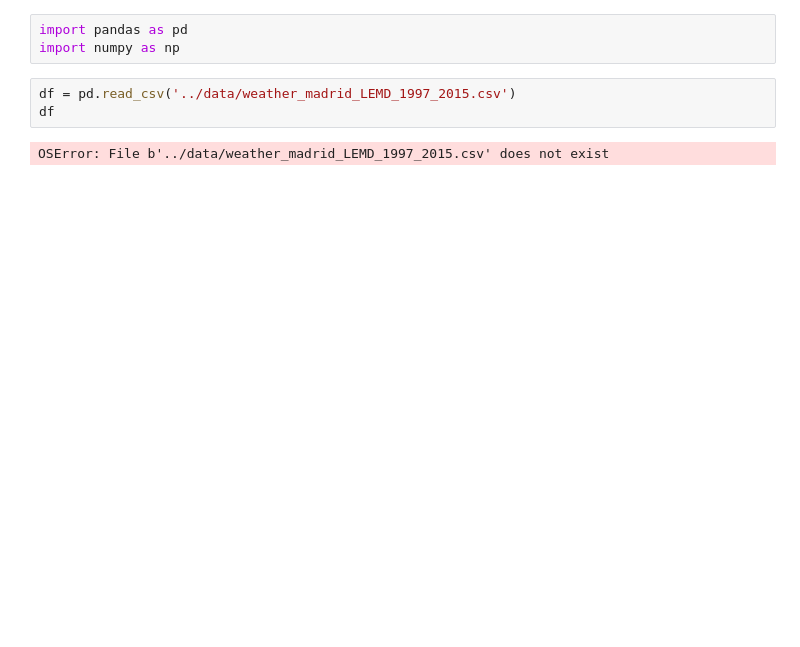
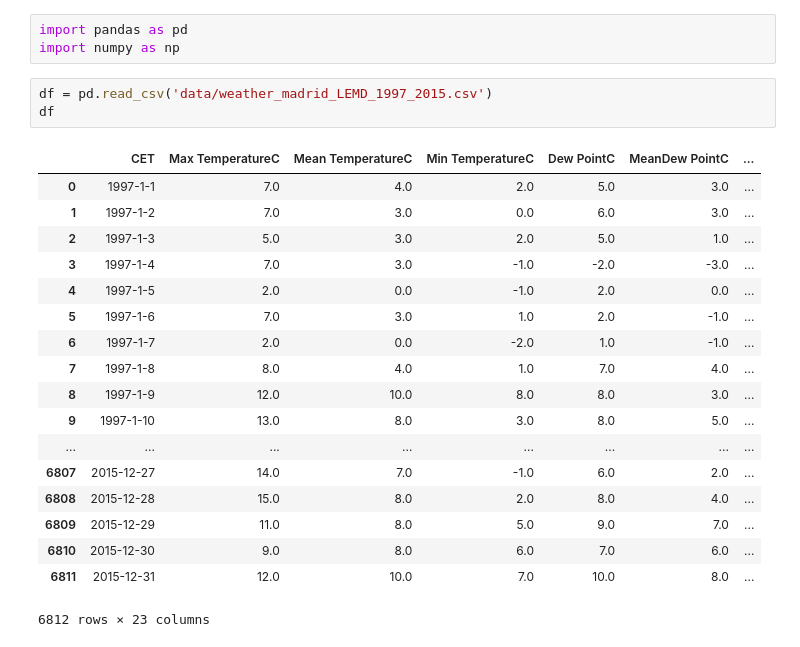
Before and after one commit to VincentBt/Projet-PGM, a Jupyter notebook: weather data.ipynb, the cells around one changed output. Saved outputs shown, nothing was run; the diff lists cells and outputs as text; blank space fills up the shorter version.

```diff
--- a/weather data.ipynb
+++ b/weather data.ipynb
@@ -24,7 +24,24 @@ SyntaxError: invalid syntax (<ipython-input-1-e14ba6d94fdc>, line 7)
 import pandas as pd
 import numpy as np
 # %%
-df = pd.read_csv('../data/weather_madrid_LEMD_1997_2015.csv')
+df = pd.read_csv('data/weather_madrid_LEMD_1997_2015.csv')
 df
 # %% [output]
+|  | CET | Max TemperatureC | Mean TemperatureC | Min TemperatureC | Dew PointC | MeanDew PointC | ... |
+| 0 | 1997-1-1 | 7.0 | 4.0 | 2.0 | 5.0 | 3.0 | ... |
+| 1 | 1997-1-2 | 7.0 | 3.0 | 0.0 | 6.0 | 3.0 | ... |
+| 2 | 1997-1-3 | 5.0 | 3.0 | 2.0 | 5.0 | 1.0 | ... |
+| 3 | 1997-1-4 | 7.0 | 3.0 | -1.0 | -2.0 | -3.0 | ... |
+| 4 | 1997-1-5 | 2.0 | 0.0 | -1.0 | 2.0 | 0.0 | ... |
+| 5 | 1997-1-6 | 7.0 | 3.0 | 1.0 | 2.0 | -1.0 | ... |
+| 6 | 1997-1-7 | 2.0 | 0.0 | -2.0 | 1.0 | -1.0 | ... |
+| 7 | 1997-1-8 | 8.0 | 4.0 | 1.0 | 7.0 | 4.0 | ... |
+| 8 | 1997-1-9 | 12.0 | 10.0 | 8.0 | 8.0 | 3.0 | ... |
+| 9 | 1997-1-10 | 13.0 | 8.0 | 3.0 | 8.0 | 5.0 | ... |
+| ... | ... | ... | ... | ... | ... | ... | ... |
+| 6807 | 2015-12-27 | 14.0 | 7.0 | -1.0 | 6.0 | 2.0 | ... |
+| 6808 | 2015-12-28 | 15.0 | 8.0 | 2.0 | 8.0 | 4.0 | ... |
+| 6809 | 2015-12-29 | 11.0 | 8.0 | 5.0 | 9.0 | 7.0 | ... |
+| 6810 | 2015-12-30 | 9.0 | 8.0 | 6.0 | 7.0 | 6.0 | ... |
+| 6811 | 2015-12-31 | 12.0 | 10.0 | 7.0 | 10.0 | 8.0 | ... |
-OSError: File b'../data/weather_madrid_LEMD_1997_2015.csv' does not exist
+6812 rows × 23 columns
```
Also changed, not shown: parts of 1 cell of this notebook, 4 other files.
